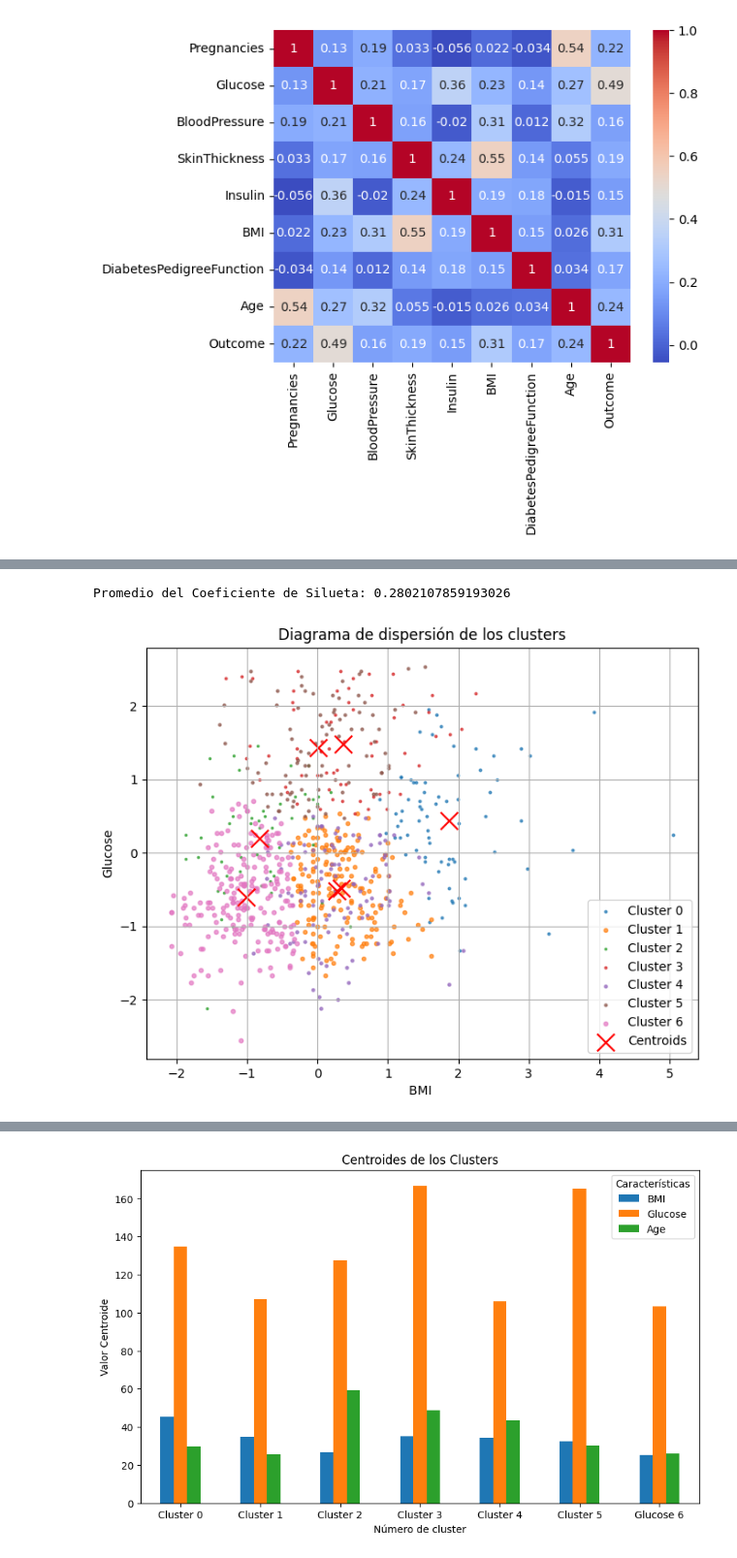
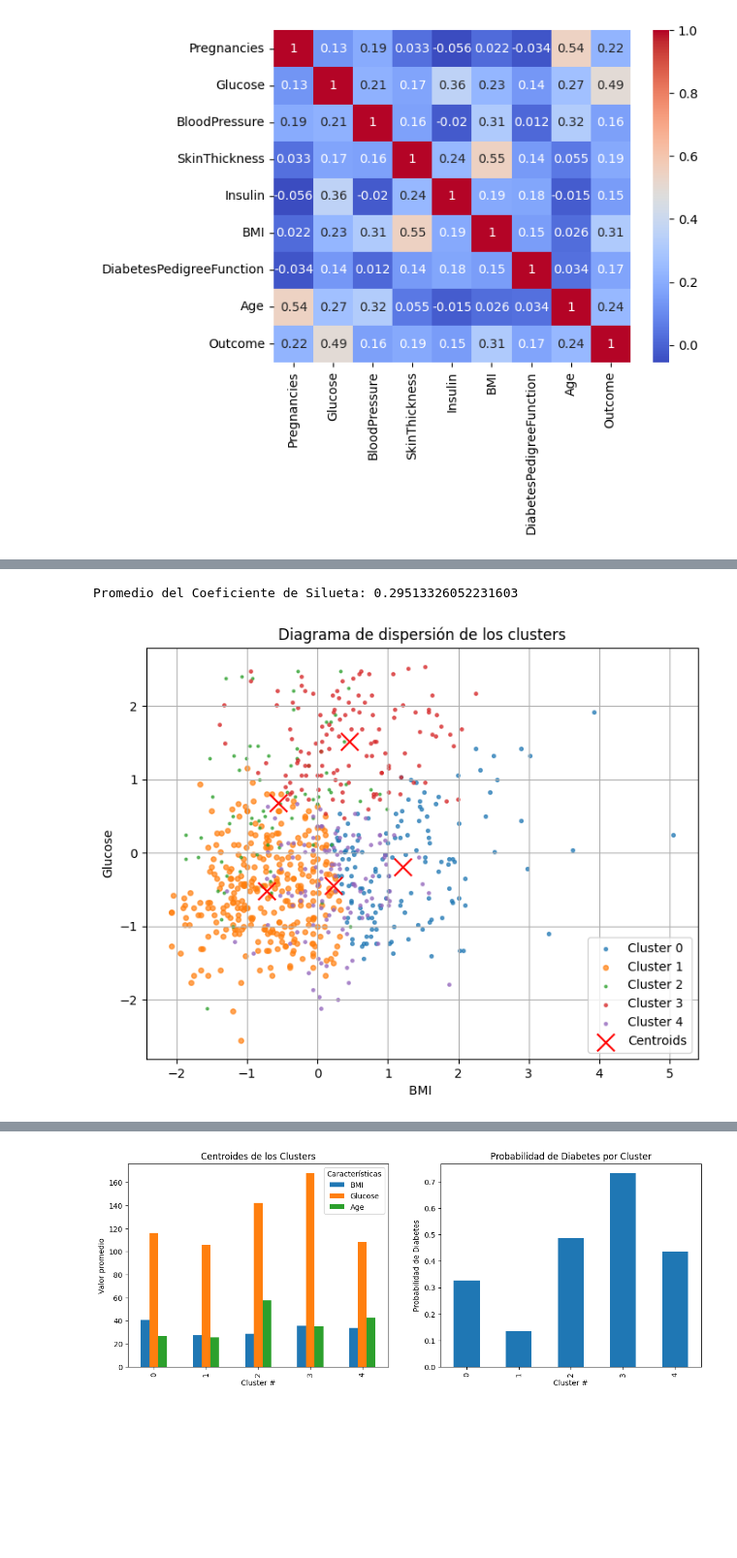
Before and after one commit to soletevendrell/dataanalytics, a Jupyter notebook: diabetes.ipynb, the cells around one changed output, grey strips where cells are left out. Shown: that part at 97% size. Cells and saved outputs as stored; diff of their text form; code cells hidden in the pictures; blank space fills up the shorter version.

```diff
--- a/diabetes.ipynb
+++ b/diabetes.ipynb
@@ -74,16 +92,3 @@ sns.heatmap(df.corr(),annot =True, cmap='coolwarm')
 # %% [output]
 <Axes: >
 [figure]
-# %%
-
-df['Outcome'] = df['Outcome'].astype('category',copy=False)
-
-# Convertimos  0/1 a valores  'Si'/'No'
-def convert_outcome(x):
-    if x == 1:
-        return 'Si'
-    else:
-        return 'No'
-
-df['Outcome'] = df['Outcome'].apply(convert_outcome)
-df.info()
@@ -169,11 +155,9 @@ from sklearn.metrics import silhouette_score
 from sklearn.preprocessing import StandardScaler
 import matplotlib.pyplot as plt
 
-# Asumiendo que df es tu DataFrame y todas las columnas excepto la última son características
-X = df[['BMI', 'Glucose','Age']]  # Ajusta esto si tu estructura de datos es diferente
-#SON LOS QUE MAYOR RELACIÓN TIENEN EN LA MATRIZ DE CORRELACIÓN
-#TB podemos probar con los que tienen mayor relación con el outcome
-#hay que decidir y justificar que variables cogemos, intentar ajustar la distancia (esta es la euclidia)
+
+X = df[['BMI', 'Glucose','Age']]
+y = df['Outcome']
 
 # Escalar los datos
 scaler = StandardScaler()
@@ -192,7 +176,7 @@ def elbow_method(X, max_k):
 max_k = 15
 ssd_values = elbow_method(X_scaled, max_k)
 
-# Graficar el método del codo
+# Grafica el método del codo
 plt.plot(range(1, max_k + 1), ssd_values, marker='o')
 plt.xlabel('Número de clusters')
 plt.ylabel('Suma de las distancias al cuadrado')
@@ -203,35 +187,27 @@ plt.show()
 
 
 # Elegir un valor de k específico
-k_chosen = 7
+k_chosen = 5
 kmeans = KMeans(n_clusters=k_chosen, random_state=42)
 clusters = kmeans.fit_predict(X_scaled)
-cluster_centers = kmeans.cluster_centers_
-
+# Asignar clusters al DataFrame original
+df['Cluster'] = clusters
+#Centroides
+centroids = kmeans.cluster_centers_
 # Calcular el tamaño de cada cluster
 cluster_sizes = np.bincount(clusters)
-
-# Visualización de los clusters
-#plt.figure(figsize=(8, 6))
-#plt.scatter(X_scaled[:, 0], X_scaled[:, 1], c=clusters, cmap='viridis', marker='o', label='Data Points')
-#plt.scatter(kmeans.cluster_centers_[:, 0], kmeans.cluster_centers_[:, 1], c='red', s=200, marker='x', label='Centroids')
-#plt.title(f'Visualization of Clusters formed by K-Means (k={k_chosen})')
-#plt.xlabel('Feature 1 (scaled)')
-#plt.ylabel('Feature 2 (scaled)')
-#plt.legend()
-#plt.grid(True)
-#plt.show()
 
 # Calcular coeficiente de silueta
 silhouette_avg = silhouette_score(X_scaled, clusters)
 print("Promedio del Coeficiente de Silueta:", silhouette_avg)
-# Graficar el diagrama de dispersión con colores de cluster y tamaño de cluster
+
+# Grafica diagrama de dispersión con colores de cluster y tamaño de cluster
 plt.figure(figsize=(8, 6))
 for cluster_label in range(k_chosen):
     cluster_points = X_scaled[clusters == cluster_label]
     plt.scatter(cluster_points[:, 0], cluster_points[:, 1], label=f'Cluster {cluster_label}', alpha=0.7, s=cluster_sizes[cluster_label]*0.05)
 
-plt.scatter(cluster_centers[:, 0], cluster_centers[:, 1], c='red', s=200, marker='x', label='Centroids')
+plt.scatter(centroids[:, 0], centroids[:, 1], c='red', s=200, marker='x', label='Centroids')
 plt.title('Diagrama de dispersión de los clusters')
 plt.xlabel('BMI ')
 plt.ylabel('Glucose')
@@ -239,24 +215,34 @@ plt.legend()
 plt.grid(True)
 plt.show()
 
-centroids = kmeans.cluster_centers_
+#Desescalo los centroides
 centroids = scaler.inverse_transform(centroids)
 # Crear un DataFrame para los centroides para mejor visualización
 centroids_df = pd.DataFrame(centroids, columns=['BMI','Glucose','Age'])
 
+# Calcular el porcentaje de diabetes en cada cluster
+cluster_diabetes = df.groupby('Cluster')['Outcome'].mean().reset_index()
+cluster_diabetes.columns = ['Cluster', 'Diabetes_Probability']
 
+# Mostrar los centroides y la probabilidad de diabetes
 print(centroids_df)
+print(cluster_diabetes)
 
-# Visualizar los centroides usando un gráfico de barras
-centroids_df[['BMI', 'Glucose','Age']].plot(kind='bar', figsize=(10, 6))
-plt.title('Centroides de los Clusters')
-plt.xlabel('Número de cluster')
-plt.ylabel('Valor Centroide')
-plt.xticks(ticks=range(len(centroids_df)), labels=['Cluster 0', 'Cluster 1', 'Cluster 2', 'Cluster 3','Cluster 4','Cluster 5','Glucose 6'], rotation=0)
-plt.legend(title='Características')
+# Visualizar los centroides y la probabilidad de diabetes
+fig, axes = plt.subplots(1, 2, figsize=(14, 5))
+centroids_df.plot(kind='bar', ax=axes[0])
+axes[0].set_title('Centroides de los Clusters')
+axes[0].set_xlabel('Cluster #')
+axes[0].set_ylabel('Valor promedio')
+axes[0].legend(title='Características')
+
+cluster_diabetes.plot(x='Cluster', y='Diabetes_Probability', kind='bar', ax=axes[1], legend=False)
+axes[1].set_title('Probabilidad de Diabetes por Cluster')
+axes[1].set_xlabel('Cluster #')
+axes[1].set_ylabel('Probabilidad de Diabetes')
 plt.show()
 # %% [output]
 [figure]
-Promedio del Coeficiente de Silueta: 0.2802107859193026
+Promedio del Coeficiente de Silueta: 0.29513326052231603
-[figure, old version]
+[figure, new version]
          BMI     Glucose        Age
@@ -270 +260 @@ Promedio del Coeficiente de Silueta: 0.2802107859193026
-[figure, old version]
+[figure, new version]
```
Also changed, not shown: parts of 9 cells of this notebook.
